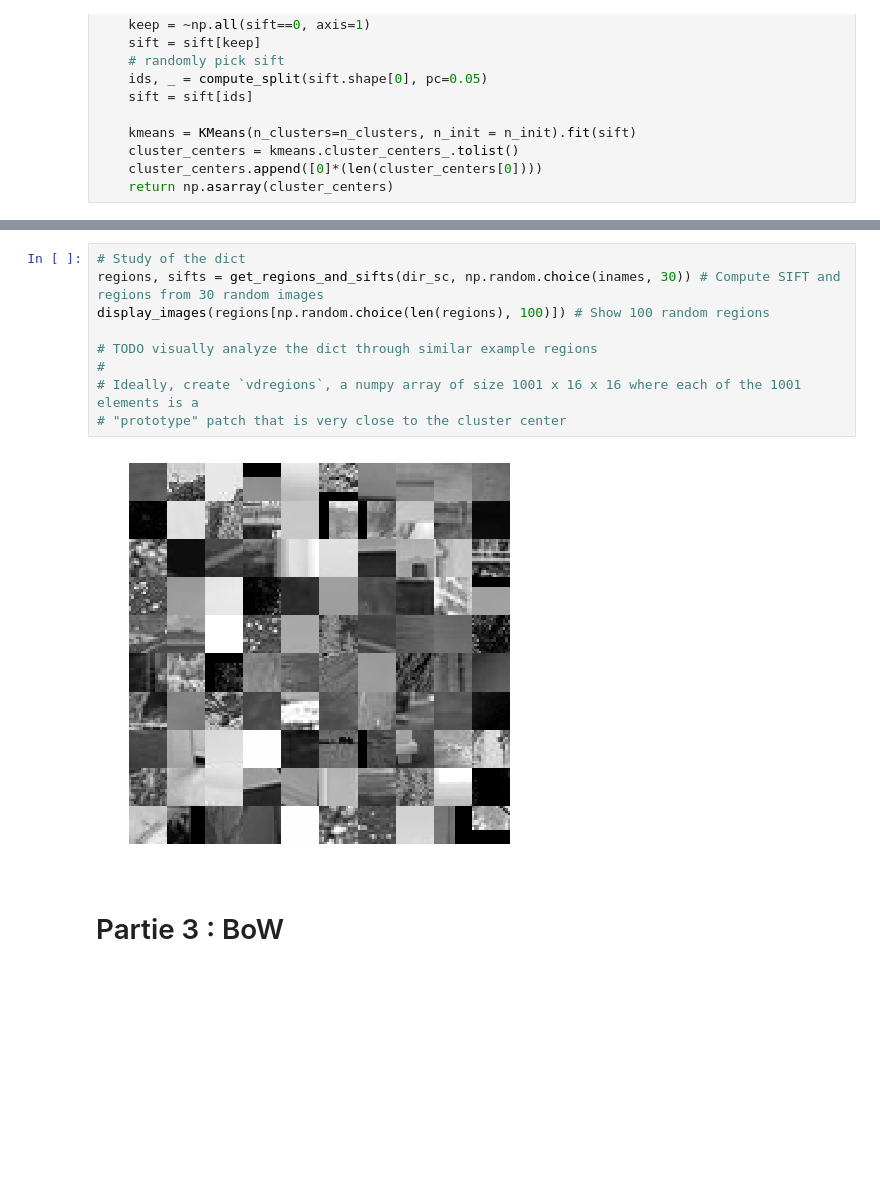
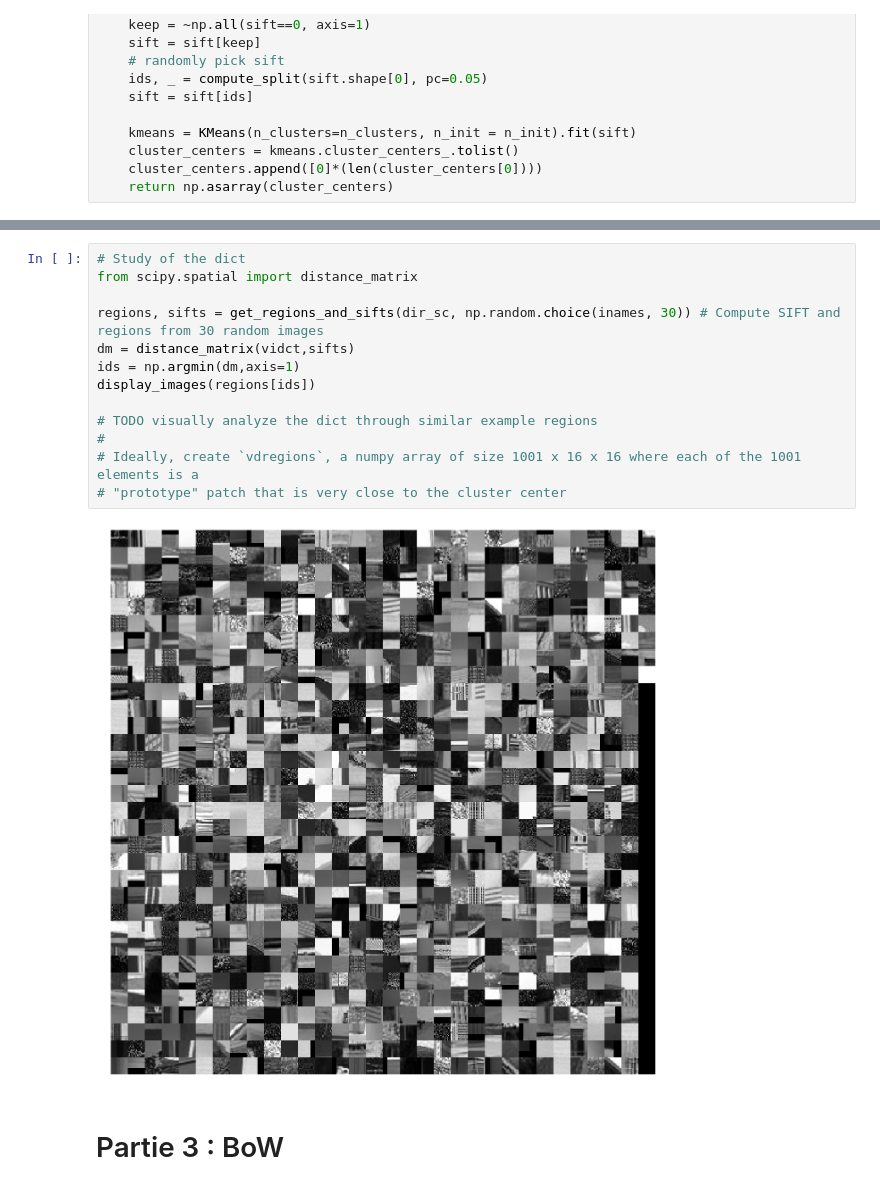
Before and after one commit to IssamBenamara/SIFT_BOW, a Jupyter notebook: TP1_2.ipynb, the cells around one changed output, grey strips where cells are left out. Drawn from its saved outputs; the diff is of its cells as text; blank space fills up the shorter version.

```diff
--- a/TP1_2.ipynb
+++ b/TP1_2.ipynb
@@ -185,14 +187,18 @@ vidct = compute_or_load_vdict(dir_sc, dir_sift, inames, compute_sift_image, path
 # %%
 # Study of the dict
+from scipy.spatial import distance_matrix
+
 regions, sifts = get_regions_and_sifts(dir_sc, np.random.choice(inames, 30)) # Compute SIFT and regions from 30 random images
-display_images(regions[np.random.choice(len(regions), 100)]) # Show 100 random regions
+dm = distance_matrix(vidct,sifts)
+ids = np.argmin(dm,axis=1)
+display_images(regions[ids])
 
 # TODO visually analyze the dict through similar example regions
 #
 # Ideally, create `vdregions`, a numpy array of size 1001 x 16 x 16 where each of the 1001 elements is a
 # "prototype" patch that is very close to the cluster center
 # %% [output]
-[figure, old version]
+[figure, new version]
 # %% [markdown]
 # Partie 3 : BoW
 # %%
```
Also changed, not shown: parts of 1 cell of this notebook.
